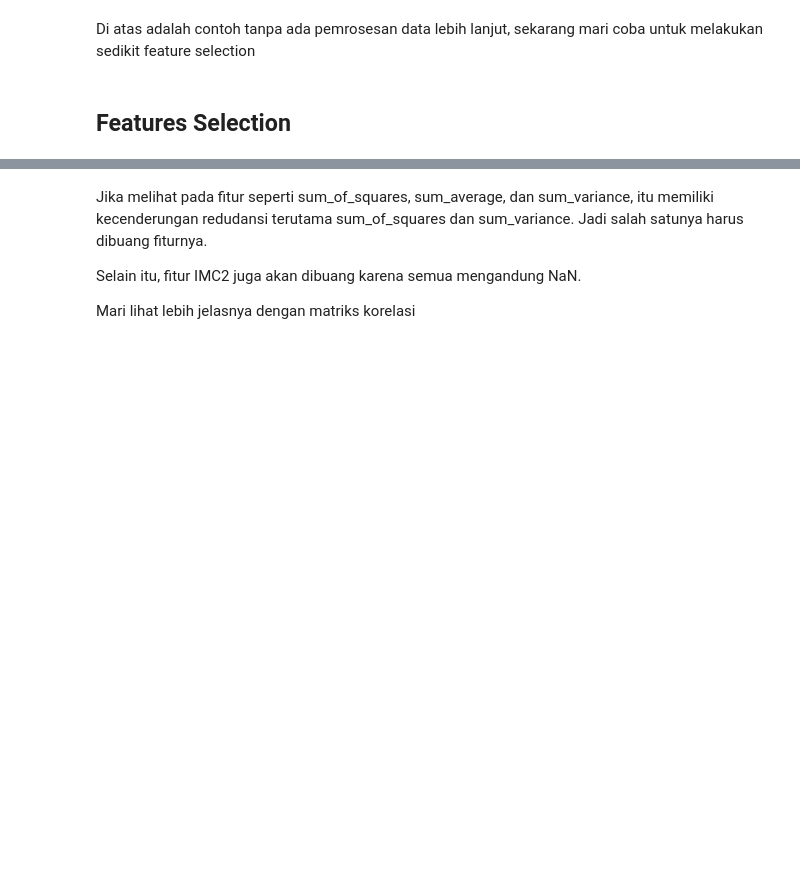
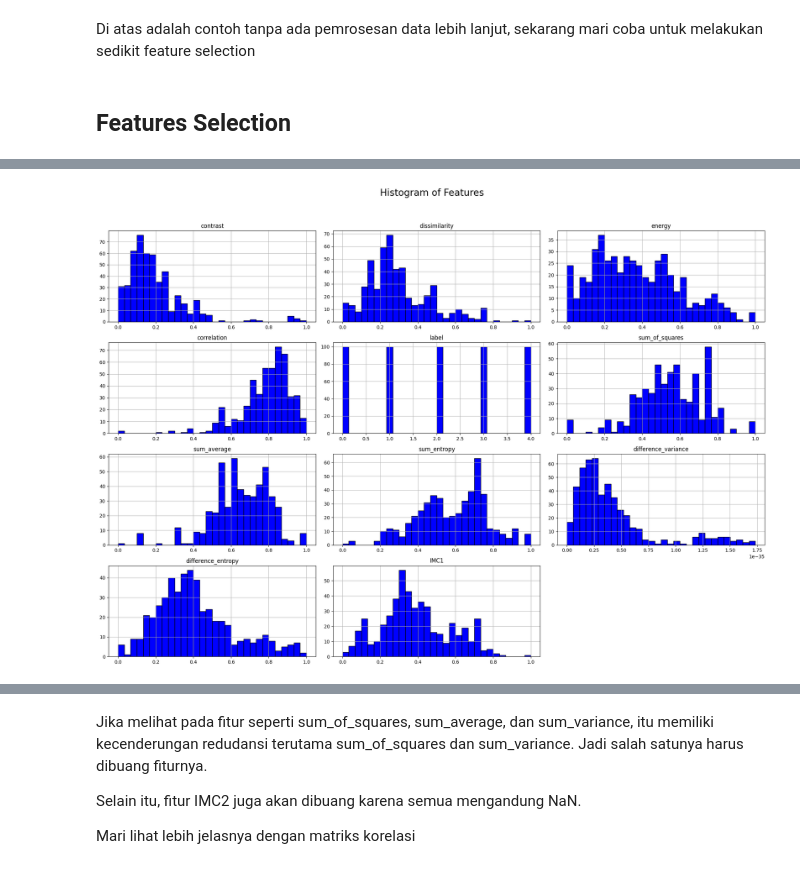
Before and after one commit to Bagusdevaa/Apple-Classfication-using-Harralick-and-KNN, a Jupyter notebook: notebooks/EDA.ipynb, the cells around one changed output, grey strips where cells are left out. Saved outputs shown, nothing was run; the diff lists cells and outputs as text; code cells hidden in the pictures; blank space fills up the shorter version.

```diff
--- a/notebooks/EDA.ipynb
+++ b/notebooks/EDA.ipynb
@@ -568,0 +592,15 @@ df_normalize[numeric_features] = scaler.fit_transform(df_normalize[numeric_featu
+# %%
+kolom = ['contrast', 'energy', 'correlation','sum_entropy', 'difference_entropy']
+
+# plt.figure()
+# sns.histplot(df_normalize, bins=30, kde=True)
+# plt.title(f'Histogram')
+# plt.ylabel('Frequency')
+# plt.show()
+df_normalize = df_normalize.drop(columns=['IMC2','homogeneity', 'sum_variance', 'ASM'], axis=1)
+df_normalize.hist(bins=30, figsize=(20, 15), color='blue', edgecolor='black')
+plt.suptitle('Histogram of Features', fontsize=20)
+plt.tight_layout(rect=[0, 0.03, 1, 0.95])
+plt.show()
+# %% [output]
+[figure, added]
```
Also changed, not shown: parts of 23 cells of this notebook, 1 other file.
